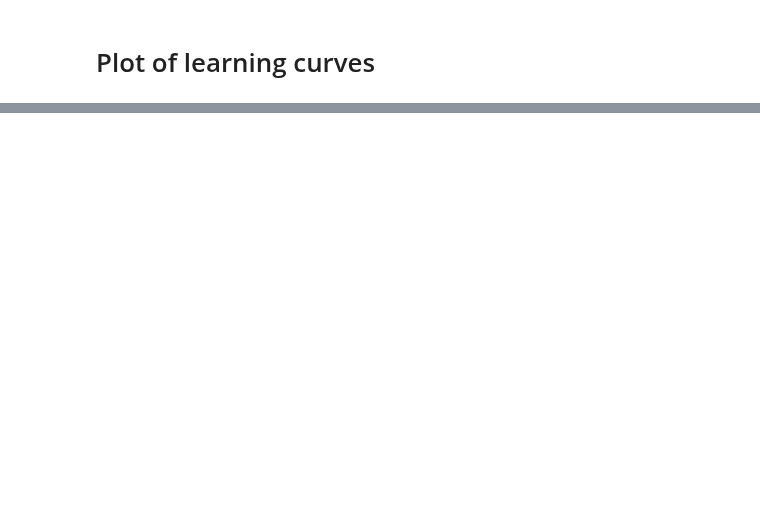
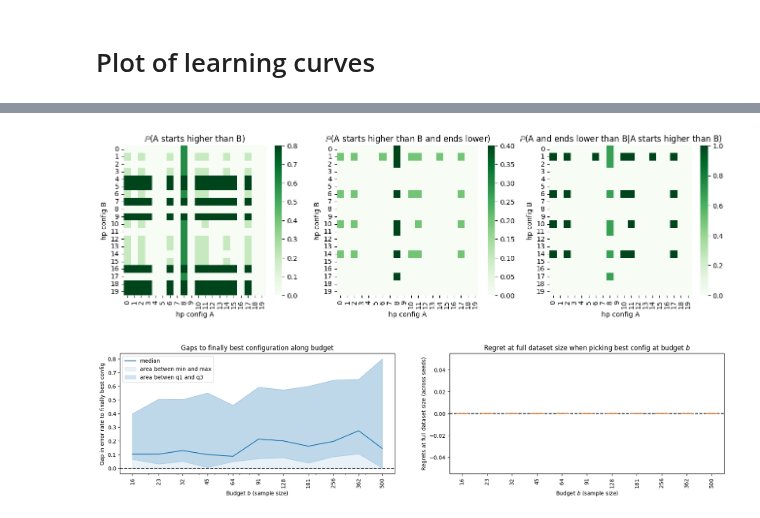
Before and after one commit to fmohr/lcdb, a Jupyter notebook: publications/2023-neurips/use cases/1 - lc crossing.ipynb, the cells around one changed output, grey strips where cells are left out. Drawn from its saved outputs; the diff is of its cells as text; code cells hidden in the pictures; blank space fills up the shorter version.

```diff
--- a/publications/2023-neurips/use cases/1 - lc crossing.ipynb
+++ b/publications/2023-neurips/use cases/1 - lc crossing.ipynb
@@ -64,14 +111,14 @@ plt.show()
 # %%
-def learning_curve_crossing_evaluation(df):
+def learning_curve_crossing_evaluation(lcg):
 
-    schedule = df["learning_curve"].iloc[0].anchors_size
+    schedule = lcg.anchors_size
 
     # compute diffs at different anchors
-    diffs = np.zeros((len(df), len(df), len(df["learning_curve"].iloc[0].test_seeds), len(df["learning_curve"].iloc[0].val_seeds), len(df["learning_curve"].iloc[0].workflow_seeds), len(schedule)))
-    for i, lc1 in enumerate(df["learning_curve"]):
-        curve1 = lc1.values[0, 1]
-        for j, lc2 in enumerate(df["learning_curve"]):
-            curve2 = lc2.values[0, 1]
+    diffs = np.zeros((len(lcg), len(lcg), len(lcg.test_seeds), len(lcg.val_seeds), len(lcg.workflow_seeds), len(schedule)))
+    for i, lc1 in enumerate(lcg):
+        curve1 = lc1[0, 1]
+        for j, lc2 in enumerate(lcg):
+            curve2 = lc2[0, 1]
             diffs[i, j] = curve1 - curve2
     diffs_bin = diffs > 0
 
@@ -99,44 +146,58 @@ def learning_curve_crossing_evaluation(df):
     plt.show()
 
     # gaps to the finally best (at the respective budget)
-    idx_of_best = np.argmin([np.nanmean(lc.values[0, 1, :, :, :, -1]) if np.count_nonzero(~np.isnan(lc.values[0, 1, :, :, :, -1])) > 0 else np.inf for lc in df["learning_curve"]])
+    idx_of_best = np.argmin([np.nanmean(lc[0, 1, :, :, :, -1]) if np.count_nonzero(~np.isnan(lc[0, 1, :, :, :, -1])) > 0 else np.inf for lc in lcg])
     fig, axs = plt.subplots(1, 2, figsize=(20, 4))
     ax = axs[0]
-    for diff in diffs[:,idx_of_best]:
-        mu = diff.mean(axis=(0, 1, 2))
-        std = diff.std(axis=(0, 1, 2))
-        ax.plot(schedule, mu)
-        ax.fill_between(schedule, mu - std, mu + std, alpha=0.1)
+
+    mean_diffs_per_config = diffs[:,idx_of_best].mean(axis=(1, 2, 3))
+    q1 = np.nanpercentile(mean_diffs_per_config, 25, axis=0)
+    q2 = np.nanmedian(mean_diffs_per_config, axis=0)
+    q3 = np.nanpercentile(mean_diffs_per_config, 75, axis=0)
+    ax.plot(schedule, q2, label="median")
+    ax.fill_between(schedule, np.nanmin(mean_diffs_per_config, axis=0), np.nanmax(mean_diffs_per_config, axis=0), color="C0", alpha=0.1, label="area betwen min and max")
+    ax.fill_between(schedule, q1, q3, color="C0", alpha=0.2, label="area betwen q1 and q3")
+
+    #for row in mean_diffs_per_config[:5]:
+     #   ax.plot(schedule, row, color="red")
+
     ax.axhline(0, color="black", linestyle="--")
     ax.set_title("Gaps to finally best configuration along budget")
     ax.set_xlabel("Budget $b$ (sample size)")
     ax.set_ylabel("Gap in error rate to finally best config")
     ax.set_xscale("log")
+    ax.set_xticks(schedule)
+    ax.set_xticklabels(schedule, rotation=90)
+    ax.legend()
 
     # distribution of final gaps based on selections by budgets
     gaps_by_budget = {}
     for i, budget in enumerate(schedule):
         mean_scores_at_budget = []
-        for lc in df["learning_curve"]:
-            lc_slice = lc.values[0, 1, :, :, :, i]
+        for lc in lcg:
+            lc_slice = lc[0, 1, :, :, :, i]
             mean_scores_at_budget.append(np.nanmean(lc_slice) if np.count_nonzero(~np.isnan(lc_slice)) > 0 else np.inf)
         idx_of_best_at_budget = np.argmin(mean_scores_at_budget)
         gaps_by_budget[budget] = diffs[idx_of_best_at_budget,idx_of_best, :, :, :, -1].flatten()
         gaps_by_budget[budget] = gaps_by_budget[budget][~np.isnan(gaps_by_budget[budget])]
     ax = axs[1]
     ax.boxplot([gaps_by_budget[b] for b in schedule])
     ax.axhline(0, color="black", linestyle="--")
     ax.set_xticklabels(schedule, rotation=90)
     ax.set_title("Regret at full dataset size when picking best config at budget $b$")
     ax.set_xlabel("Budget $b$ (sample size)")
     ax.set_ylabel("Regrets at full dataset size (across seeds)")
     fig.savefig(f"plots/regrets_{openmlid}_{workflow}.pdf", bbox_inches="tight")
     plt.show()
 
     # figures for diffs
-    for i in range(len(schedule)):
-        fig, ax = plt.subplots()
-        sb.heatmap(diffs.mean(axis=(2, 3, 4))[:, :, i], ax=ax, vmin=-1, vmax=1, cmap="seismic")
-        plt.show()
+    if False:
+        for i in range(len(schedule)):
+            fig, ax = plt.subplots()
+            sb.heatmap(diffs.mean(axis=(2, 3, 4))[:, :, i], ax=ax, vmin=-1, vmax=1, cmap="seismic")
+            plt.show()
 
-learning_curve_crossing_evaluation(df)
+learning_curve_crossing_evaluation(lcg[:20])
+# %% [output]
+[figure, added]
+[figure, added]
```
Also changed, not shown: parts of 11 cells of this notebook, 1 other file.
